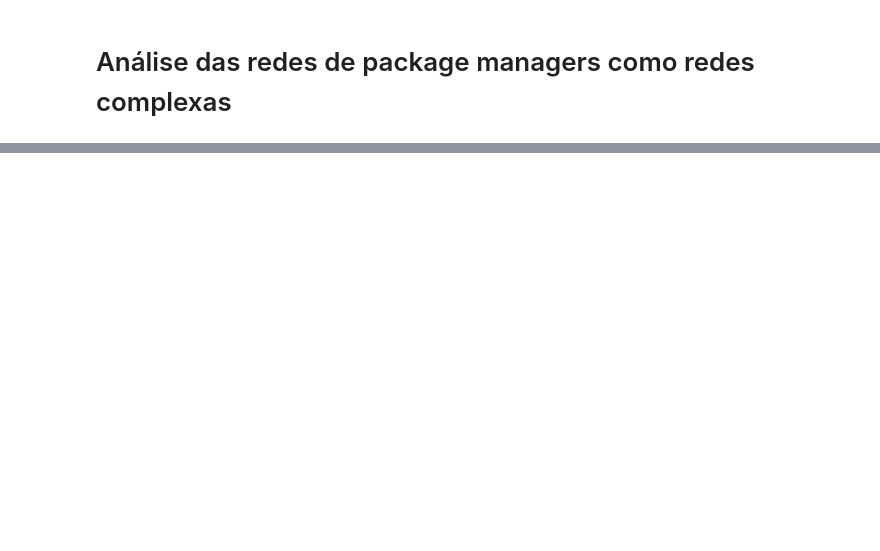
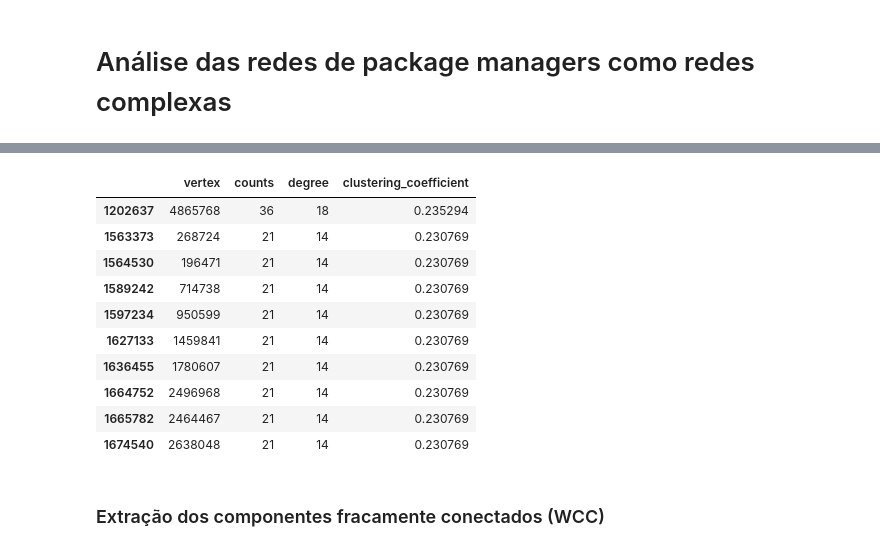
Before and after one commit to gabrieleduardo/public-package-manager-complex-network, a Jupyter notebook: Mestrado.ipynb, the cells around one changed output, grey strips where cells are left out. Cells and saved outputs as stored; diff of their text form; code cells hidden in the pictures; blank space fills up the shorter version.

```diff
--- a/Mestrado.ipynb
+++ b/Mestrado.ipynb
@@ -137,0 +160,30 @@ print(f"=== Assortatividade: {assortativity} === [{datetime.now().strftime('%H:%
+# %%
+print(f"[{datetime.now().strftime('%H:%M:%S')}] Calculando o Coeficiente de Agrupamento via Contagem de Triângulos...")
+
+# O cálculo exige grafos não direcionados
+G_gpu_undirected = G_gpu.to_undirected()
+
+# 1. Obter a contagem de triângulos por nó
+triangles_df = cugraph.triangle_count(G_gpu_undirected)
+
+# 2. Obter o grau de cada nó
+degree_df = G_gpu_undirected.degree()
+
+# 3. Juntar os dois DataFrames pela coluna 'vertex'
+clustering_df = triangles_df.merge(degree_df, on='vertex')
+
+# 4. Calcular o Clustering Coefficient: C = 2 * T / (k * (k - 1))
+clustering_df['clustering_coefficient'] = 0.0
+
+# Criar uma máscara para nós com grau >= 2 para evitar divisão por zero
+mask = clustering_df['degree'] >= 2
+
+# Calcular apenas para os nós válidos
+clustering_df.loc[mask, 'clustering_coefficient'] = (2.0 * clustering_df.loc[mask, 'counts']) / (clustering_df.loc[mask, 'degree'] * (clustering_df.loc[mask, 'degree'] - 1.0))
+
+# 5. Calculando a média da rede inteira
+mean_clustering = clustering_df['clustering_coefficient'].mean()
+
+print(f"[{datetime.now().strftime('%H:%M:%S')}] Coeficiente de Agrupamento Médio: {mean_clustering:.4f}")
+display(clustering_df.sort_values(by='clustering_coefficient', ascending=False).head(10))
+# %% [output]
@@ -137,0 +192,13 @@ print(f"=== Assortatividade: {assortativity} === [{datetime.now().strftime('%H:%
+|  | vertex | counts | degree | clustering_coefficient |
+| 1202637 | 4865768 | 36 | 18 | 0.235294 |
+| 1563373 | 268724 | 21 | 14 | 0.230769 |
+| 1564530 | 196471 | 21 | 14 | 0.230769 |
+| 1589242 | 714738 | 21 | 14 | 0.230769 |
+| 1597234 | 950599 | 21 | 14 | 0.230769 |
+| 1627133 | 1459841 | 21 | 14 | 0.230769 |
+| 1636455 | 1780607 | 21 | 14 | 0.230769 |
+| 1664752 | 2496968 | 21 | 14 | 0.230769 |
+| 1665782 | 2464467 | 21 | 14 | 0.230769 |
+| 1674540 | 2638048 | 21 | 14 | 0.230769 |
+# %% [markdown]
+### Extração dos componentes fracamente conectados (WCC)
```
Also changed, not shown: parts of 25 cells of this notebook.
